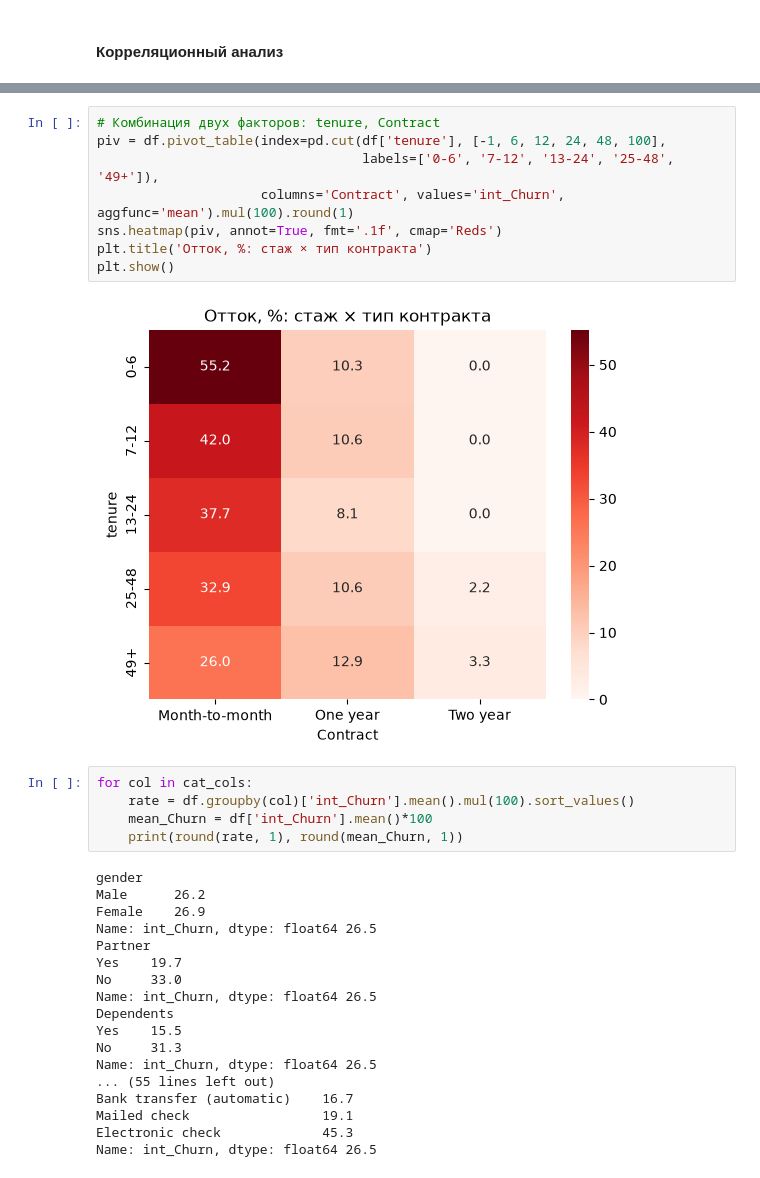
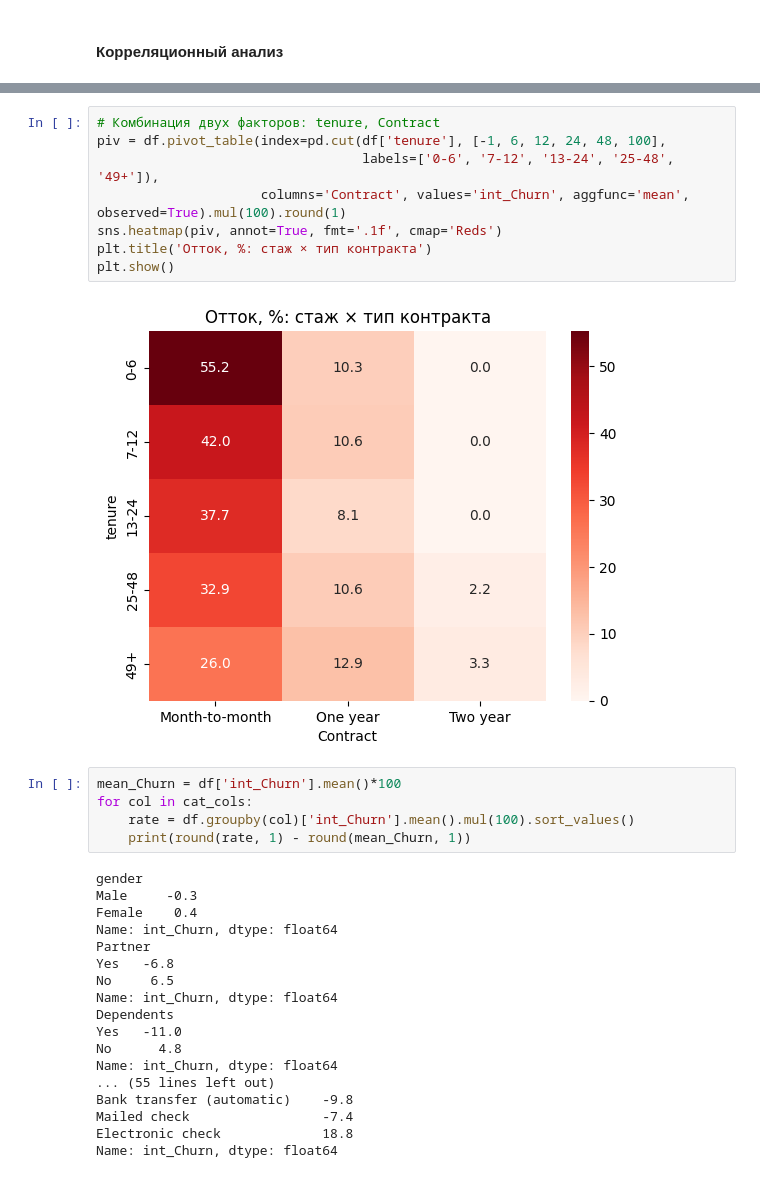
Before and after one commit to AlexxRus/telecom-churn-prediction, a Jupyter notebook: churn_prediction.ipynb, the cells around one changed output, grey strips where cells are left out. Cells and saved outputs as stored; diff of their text form.

```diff
--- a/churn_prediction.ipynb
+++ b/churn_prediction.ipynb
@@ -388,36 +392,36 @@ plt.show()
 # %%
 # Комбинация двух факторов: tenure, Contract
 piv = df.pivot_table(index=pd.cut(df['tenure'], [-1, 6, 12, 24, 48, 100],
                                   labels=['0-6', '7-12', '13-24', '25-48', '49+']),
-                     columns='Contract', values='int_Churn', aggfunc='mean').mul(100).round(1)
+                     columns='Contract', values='int_Churn', aggfunc='mean', observed=True).mul(100).round(1)
 sns.heatmap(piv, annot=True, fmt='.1f', cmap='Reds')
 plt.title('Отток, %: стаж × тип контракта')
 plt.show()
 # %% [output]
-[figure, old version]
+[figure, new version]
 # %%
+mean_Churn = df['int_Churn'].mean()*100
 for col in cat_cols:
     rate = df.groupby(col)['int_Churn'].mean().mul(100).sort_values()
-    mean_Churn = df['int_Churn'].mean()*100
-    print(round(rate, 1), round(mean_Churn, 1))
+    print(round(rate, 1) - round(mean_Churn, 1))
 # %% [output]
 gender
-Male      26.2
-Female    26.9
-Name: int_Churn, dtype: float64 26.5
+Male     -0.3
+Female    0.4
+Name: int_Churn, dtype: float64
 Partner
-Yes    19.7
-No     33.0
-Name: int_Churn, dtype: float64 26.5
+Yes   -6.8
+No     6.5
+Name: int_Churn, dtype: float64
 Dependents
-Yes    15.5
-No     31.3
-Name: int_Churn, dtype: float64 26.5
+Yes   -11.0
+No      4.8
+Name: int_Churn, dtype: float64
 ... (55 lines left out)
-Bank transfer (automatic)    16.7
-Mailed check                 19.1
-Electronic check             45.3
-Name: int_Churn, dtype: float64 26.5
+Bank transfer (automatic)    -9.8
+Mailed check                 -7.4
+Electronic check             18.8
+Name: int_Churn, dtype: float64
 # %% [markdown]
 Выводы:
 - Отсутствие партнера выше среднего оттока на 6,5%.
```
Also changed, not shown: parts of 78 cells of this notebook, 4 other files.
